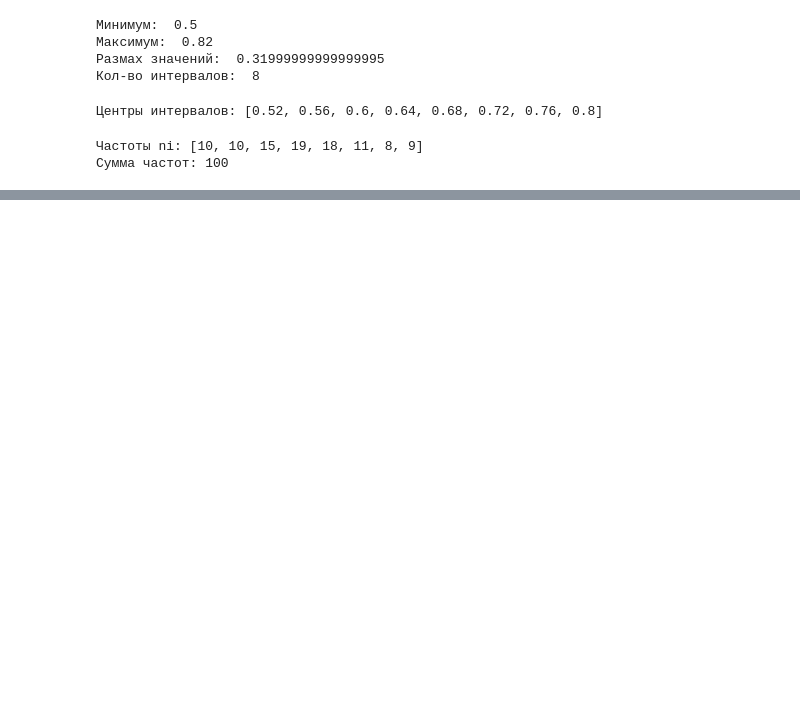
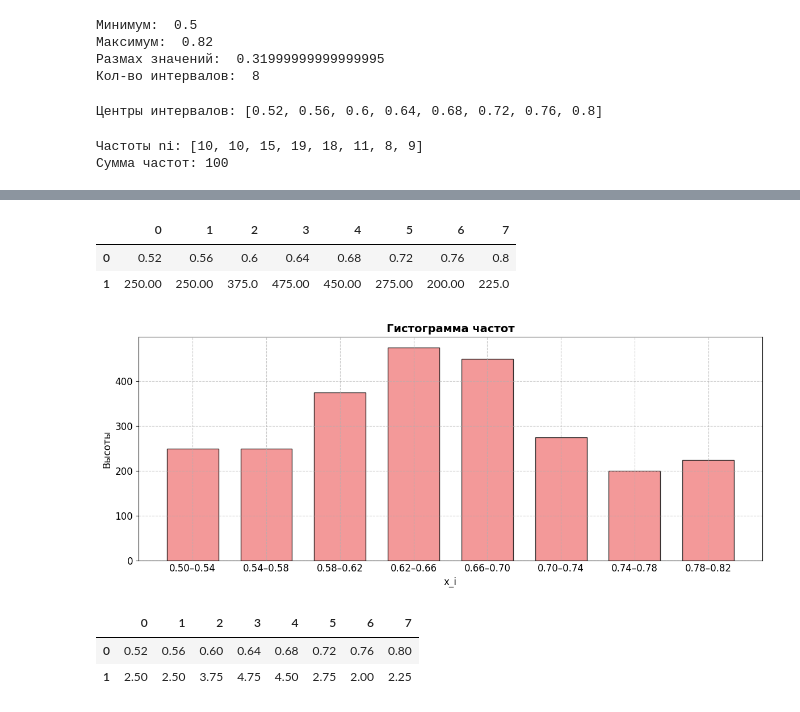
Before and after one commit to garazhi1337/praktika_metody_ii, a Jupyter notebook: MII/11_krukov.ipynb, the cells around one changed output, grey strips where cells are left out. Drawn from its saved outputs; the diff is of its cells as text; code cells hidden in the pictures; blank space fills up the shorter version.

```diff
--- a/MII/11_krukov.ipynb
+++ b/MII/11_krukov.ipynb
@@ -66,0 +102,36 @@ print('Сумма частот:', sum(ni))
+# %%
+niH = [n / h for n in ni]
+intervalsXiNiforH = pd.DataFrame([xi, niH]) # Данные для гистограммы
+intervalsXiNiforH
+# %% [output]
+|  | 0 | 1 | 2 | 3 | 4 | 5 | 6 | 7 |
+| 0 | 0.52 | 0.56 | 0.6 | 0.64 | 0.68 | 0.72 | 0.76 | 0.8 |
+| 1 | 250.00 | 250.00 | 375.0 | 475.00 | 450.00 | 275.00 | 200.00 | 225.0 |
+# %%
+interval_labels = [f'{bins[i]:.2f}–{bins[i+1]:.2f}' for i in range(len(bins)-1)]
+
+plt.figure(figsize=(12, 5))
+plt.bar(x=bins[:-1], height=niH, width=0.7*h, align='edge',
+        edgecolor='black', color='lightcoral', alpha=0.8)
+
+plt.title('Гистограмма частот', fontsize=14, fontweight='bold')
+plt.xlabel('x_i', fontsize=12)
+plt.ylabel('Высоты', fontsize=12)
+plt.grid(True, linestyle='--', alpha=0.7, axis='y')
+
+x_positions = [bins[i] + 0.7*h/2 for i in range(len(bins)-1)]
+plt.xticks(x_positions, interval_labels, rotation=0, ha='center')
+plt.tick_params(axis='x', which='both', length=0)
+
+plt.tight_layout()
+plt.show()
+# %% [output]
+[figure, added]
+# %%
+wiH = [w / h for w in wi]
+intervalsXiWiforH = pd.DataFrame([xi, wiH]) # Данные для гистограммы
+intervalsXiWiforH
+# %% [output]
+|  | 0 | 1 | 2 | 3 | 4 | 5 | 6 | 7 |
+| 0 | 0.52 | 0.56 | 0.60 | 0.64 | 0.68 | 0.72 | 0.76 | 0.80 |
+| 1 | 2.50 | 2.50 | 3.75 | 4.75 | 4.50 | 2.75 | 2.00 | 2.25 |
```
Also changed, not shown: parts of 23 cells of this notebook, 1 other file.
